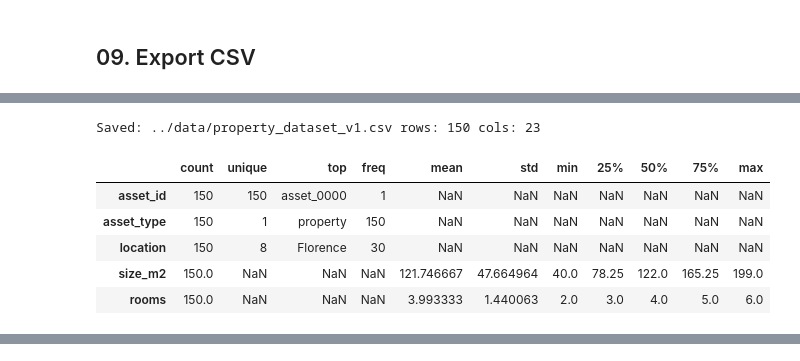
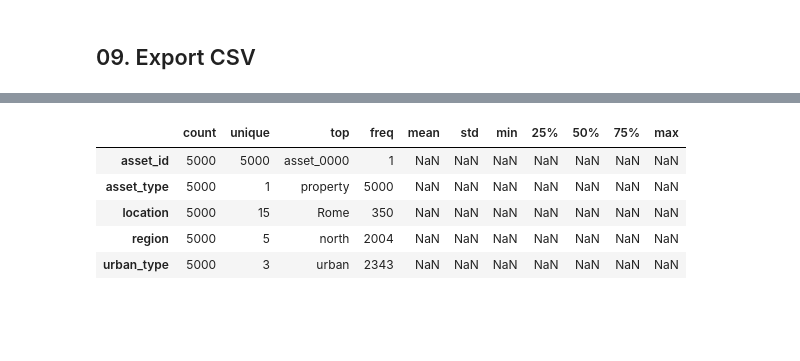
Before and after one commit to AnVenDev/axiomatic_oracle, a Jupyter notebook: notebooks/01_generate_dataset.ipynb, the cells around one changed output, grey strips where cells are left out. Drawn from its saved outputs; the diff is of its cells as text; code cells hidden in the pictures; blank space fills up the shorter version.

```diff
--- a/notebooks/01_generate_dataset.ipynb
+++ b/notebooks/01_generate_dataset.ipynb
@@ -427,14 +419,36 @@ Provides persistent data storage and statistical validation of generated dataset
 # %%
-out_path = "../data/property_dataset_v1.csv"
-df.to_csv(out_path, index=False)
-print("Saved:", out_path, "rows:", len(df), "cols:", len(df.columns))
+def export_dataset(df: pd.DataFrame, config: dict):
+    """Esporta il dataset in più formati: CSV, Parquet, JSON, Metadata."""
+    base_path = os.path.splitext(config['output_path'])[0]
 
-df.describe(include="all").T.head(5)
+    os.makedirs(os.path.dirname(config["output_path"]), exist_ok=True)
+
+    df.to_csv(config["output_path"], index=False)
+    logging.info(f"[EXPORT] ✅ CSV salvato in {config['output_path']}")
+
+    parquet_path = f"{base_path}.parquet"
+    df.to_parquet(parquet_path, engine="pyarrow", compression="snappy")
+    logging.info(f"[EXPORT] ✅ Parquet salvato in {parquet_path}")
+
+    json_sample_path = f"{base_path}_sample.json"
+    df.head(100).to_json(json_sample_path, orient="records", indent=2)
+    logging.info(f"[EXPORT] ✅ JSON sample salvato in {json_sample_path}")
+
+    # 4. Metadata
+    metadata = {
+        "generated_at": datetime.utcnow().isoformat(),
+        "n_rows": int(len(df)),
+        "n_features": int(df.shape[1]),
+        "config": config,
+        "schema": df.dtypes.astype(str).to_dict(),
+    }
+
+    metadata_path = f"{base_path}_metadata.json"
+    with open(metadata_path, "w") as f:
+        json.dump(metadata, f, indent=2, default=lambda o: o.item() if hasattr(o, "item") else str(o))
+    logging.info(f"[EXPORT] ✅ Metadata salvati in {metadata_path}")
-# %% [output]
-Saved: ../data/property_dataset_v1.csv rows: 150 cols: 23
-|  | count | unique | top | freq | mean | std | min | 25% | 50% | 75% | max |
-| asset_id | 150 | 150 | asset_0000 | 1 | NaN | NaN | NaN | NaN | NaN | NaN | NaN |
-| asset_type | 150 | 1 | property | 150 | NaN | NaN | NaN | NaN | NaN | NaN | NaN |
-| location | 150 | 8 | Florence | 30 | NaN | NaN | NaN | NaN | NaN | NaN | NaN |
-| size_m2 | 150.0 | NaN | NaN | NaN | 121.746667 | 47.664964 | 40.0 | 78.25 | 122.0 | 165.25 | 199.0 |
-| rooms | 150.0 | NaN | NaN | NaN | 3.993333 | 1.440063 | 2.0 | 3.0 | 4.0 | 5.0 | 6.0 |
+# %%
+export_dataset(df, CONFIG)
+
+df.describe(include="all").T.head(5)
+# %% [output]
@@ -440,0 +459,6 @@ Saved: ../data/property_dataset_v1.csv rows: 150 cols: 23
+|  | count | unique | top | freq | mean | std | min | 25% | 50% | 75% | max |
+| asset_id | 5000 | 5000 | asset_0000 | 1 | NaN | NaN | NaN | NaN | NaN | NaN | NaN |
+| asset_type | 5000 | 1 | property | 5000 | NaN | NaN | NaN | NaN | NaN | NaN | NaN |
+| location | 5000 | 15 | Rome | 350 | NaN | NaN | NaN | NaN | NaN | NaN | NaN |
+| region | 5000 | 5 | north | 2004 | NaN | NaN | NaN | NaN | NaN | NaN | NaN |
+| urban_type | 5000 | 3 | urban | 2343 | NaN | NaN | NaN | NaN | NaN | NaN | NaN |
```
Also changed, not shown: parts of 22 cells of this notebook, 19 other files.
